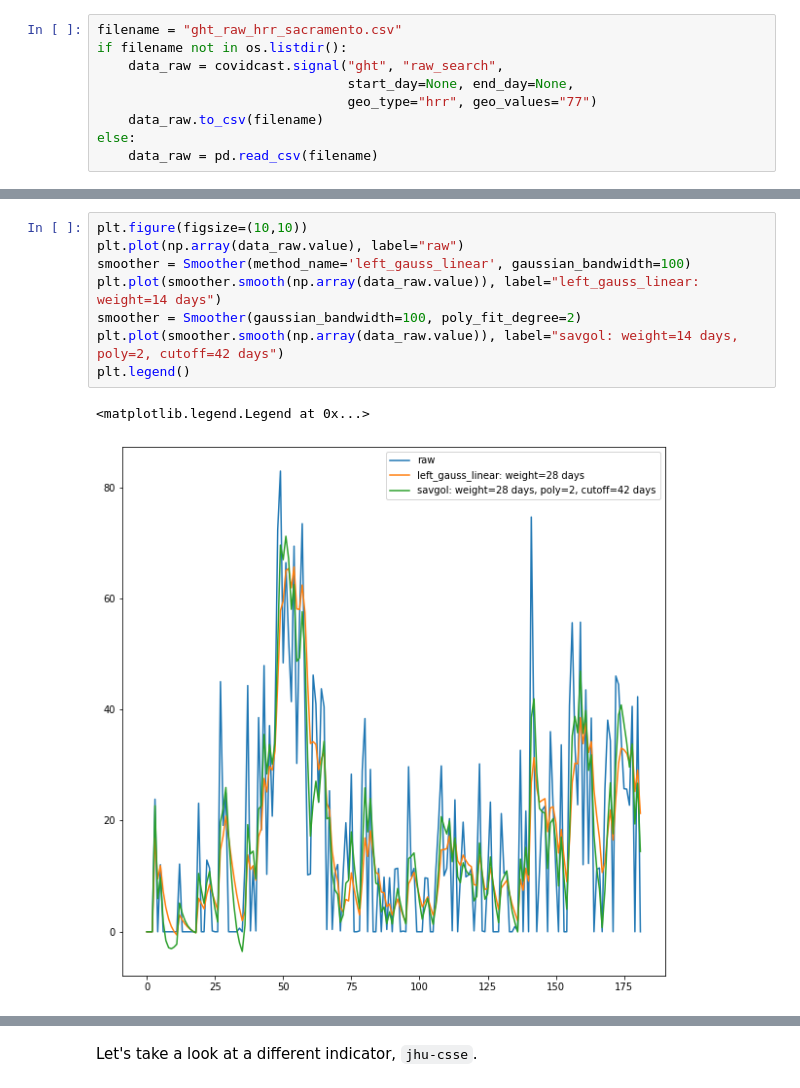
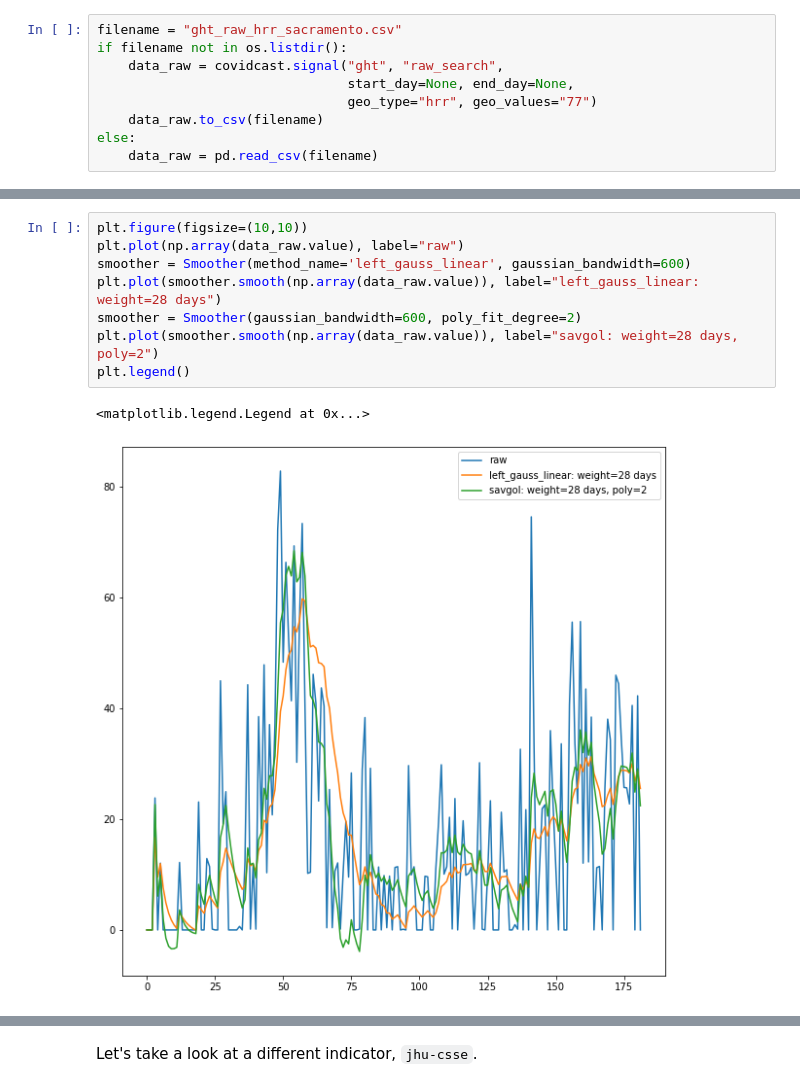
Before and after one commit to cmu-delphi/covidcast-modeling, a Jupyter notebook: indicators_smoother/COVIDcast Smoothing.ipynb, the cells around one changed output, grey strips where cells are left out. Drawn from its saved outputs; the diff is of its cells as text.

```diff
--- a/indicators_smoother/COVIDcast Smoothing.ipynb
+++ b/indicators_smoother/COVIDcast Smoothing.ipynb
@@ -172,11 +197,11 @@ Just to test, let's try polynomial degree 2 again. Very noise sensitive. Improve
 # %%
 plt.figure(figsize=(10,10))
 plt.plot(np.array(data_raw.value), label="raw")
-smoother = Smoother(method_name='left_gauss_linear', gaussian_bandwidth=100)
-plt.plot(smoother.smooth(np.array(data_raw.value)), label="left_gauss_linear: weight=14 days")
-smoother = Smoother(gaussian_bandwidth=100, poly_fit_degree=2)
-plt.plot(smoother.smooth(np.array(data_raw.value)), label="savgol: weight=14 days, poly=2, cutoff=42 days")
+smoother = Smoother(method_name='left_gauss_linear', gaussian_bandwidth=600)
+plt.plot(smoother.smooth(np.array(data_raw.value)), label="left_gauss_linear: weight=28 days")
+smoother = Smoother(gaussian_bandwidth=600, poly_fit_degree=2)
+plt.plot(smoother.smooth(np.array(data_raw.value)), label="savgol: weight=28 days, poly=2")
 plt.legend()
 # %% [output]
 <matplotlib.legend.Legend at 0x...>
-[figure, old version]
+[figure, new version]
```
Also changed, not shown: parts of 38 cells of this notebook.
